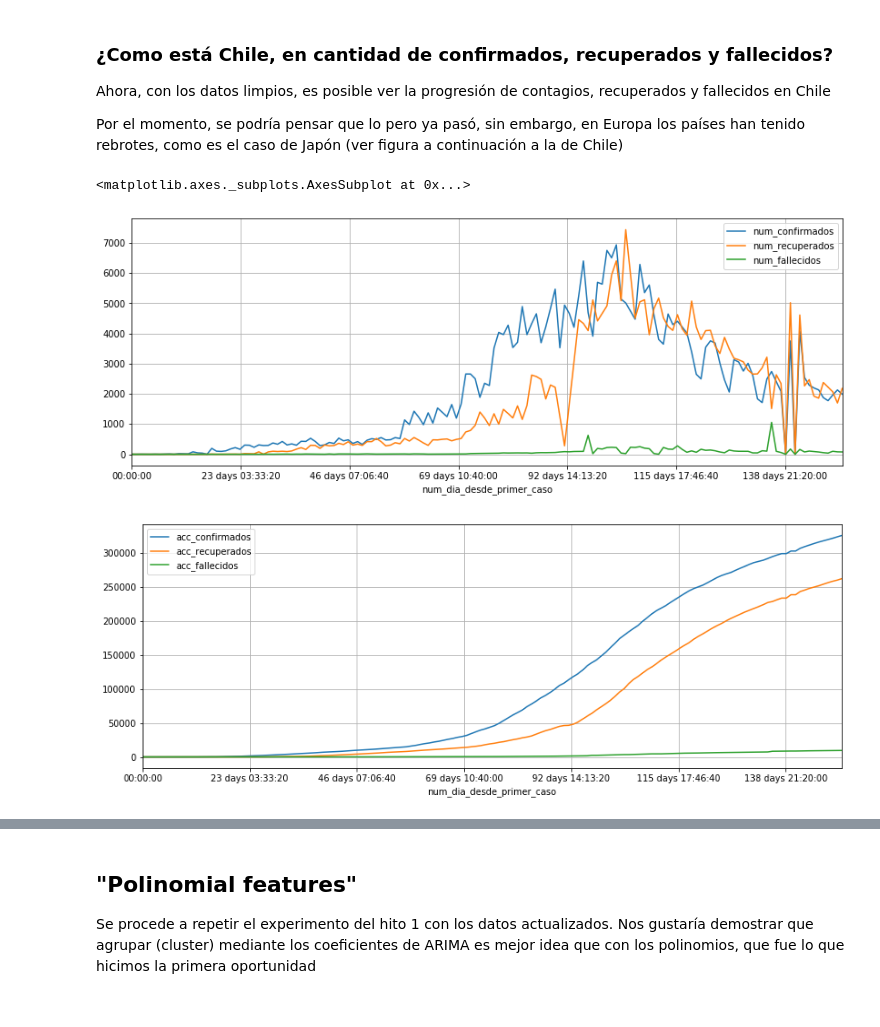
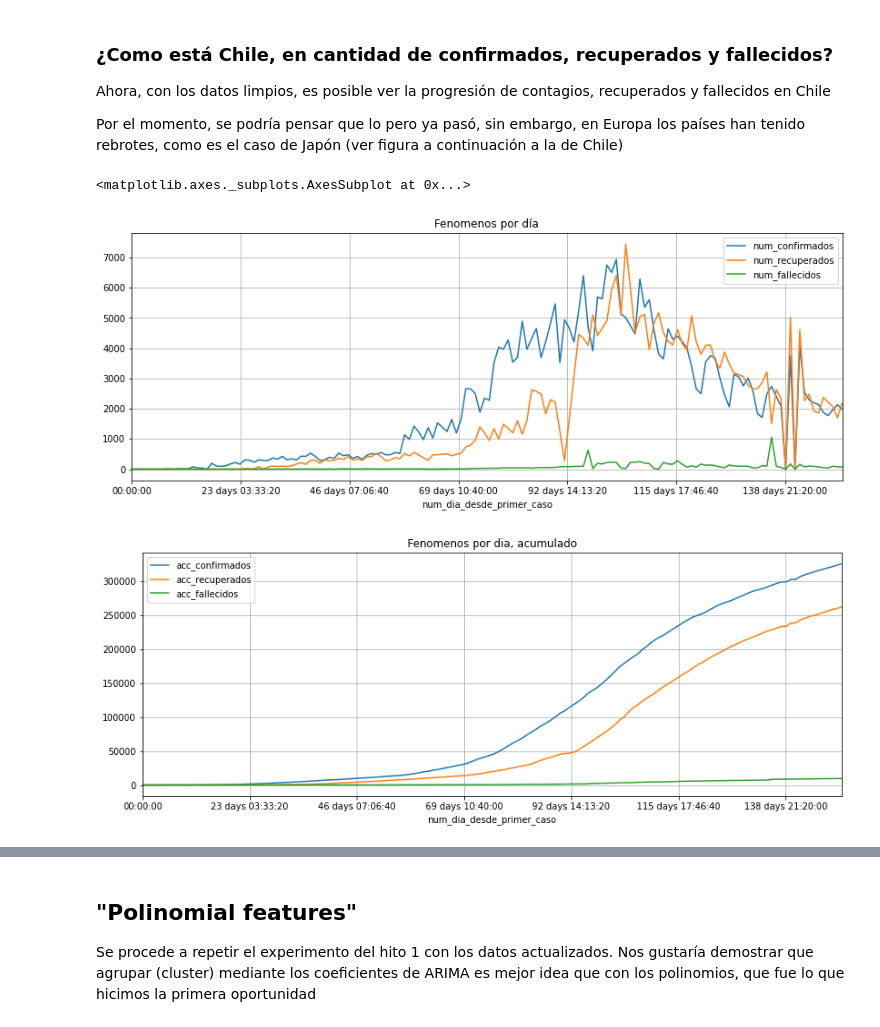
Before and after one commit to joseespinadote/proyecto_intro_mineria, a Jupyter notebook: hito_3_consolidado.ipynb, the cells around one changed output, grey strips where cells are left out. Drawn from its saved outputs; the diff is of its cells as text; code cells hidden in the pictures.

```diff
--- a/hito_3_consolidado.ipynb
+++ b/hito_3_consolidado.ipynb
@@ -269,12 +266,12 @@ Ahora, con los datos limpios, es posible ver la progresión de contagios, recupe
 Por el momento, se podría pensar que lo pero ya pasó, sin embargo, en Europa los países han tenido rebrotes, como es el caso de Japón (ver figura a continuación a la de Chile)
 # %%
 figsize = (14, 5)
-res.loc['Chile'][['num_confirmados', 'num_recuperados', 'num_fallecidos']].plot(figsize=figsize, grid=True)
-res.loc['Chile'][['acc_confirmados', 'acc_recuperados', 'acc_fallecidos']].plot(figsize=figsize, grid=True)
+res.loc['Chile'][['num_confirmados', 'num_recuperados', 'num_fallecidos']].plot(figsize=figsize, grid=True, title='Fenomenos por día')
+res.loc['Chile'][['acc_confirmados', 'acc_recuperados', 'acc_fallecidos']].plot(figsize=figsize, grid=True, title='Fenomenos por dia, acumulado')
 # %% [output]
 <matplotlib.axes._subplots.AxesSubplot at 0x...>
-[figure, old version]
+[figure, new version]
-[figure, old version]
+[figure, new version]
 # %%
 # Caso de rebrote en Japón, en el día 180, aproximadamente, desde el primer contagio
 figsize = (14, 5)
```
Also changed, not shown: parts of 12 cells of this notebook.
